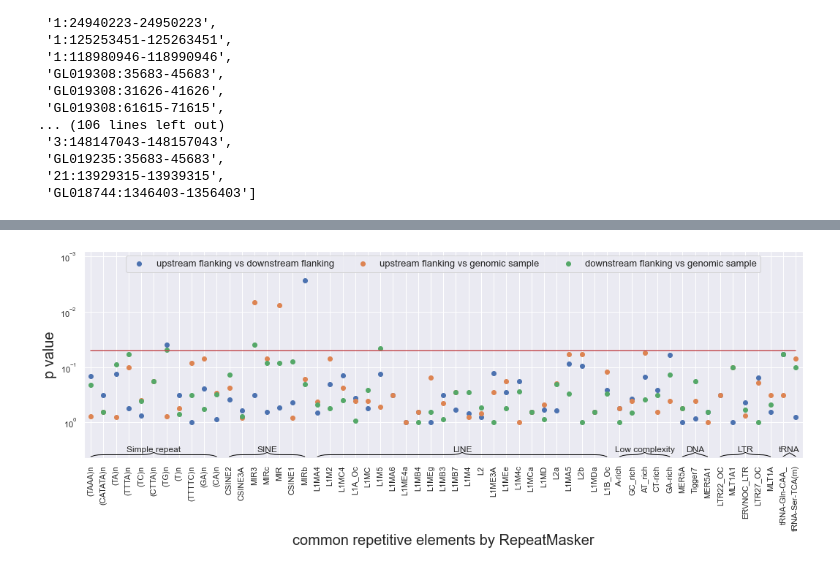
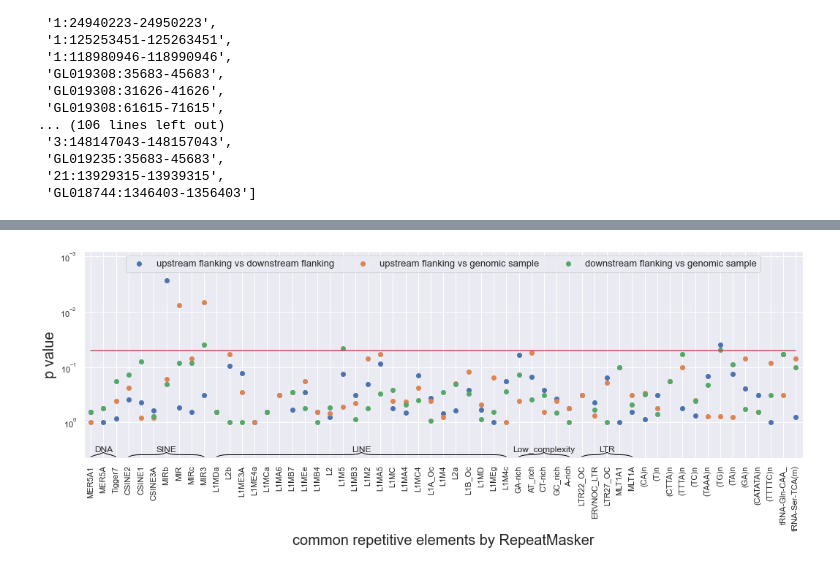
Before and after one commit to balintbiro/Oryctolagus_cuniculus_numts, a Jupyter notebook: codes/trials/repeatmasker.ipynb, the cells around one changed output, grey strips where cells are left out. Cells and saved outputs as stored; diff of their text form; code cells hidden in the pictures.

Commit message:
repeatmasker visualization

```diff
--- a/codes/trials/repeatmasker.ipynb
+++ b/codes/trials/repeatmasker.ipynb
@@ -69,7 +69,7 @@ GL019311            80506
 GL018744          2220855
 Name: g_size, Length: 152, dtype: int64
 # %%
-flank_size = 10000
+flank_size = 5000
 # %%
 #the start positions of the upstream flankings
 u_flanking_start = numt_array['g_start'].apply(lambda start : start - flank_size)
@@ -640,32 +686,32 @@ def draw_brace(ax, xspan, text):
 # %%
 #visualizing
 fig, axes = plt.subplots(1, 1, figsize = (15,6))
 up_down = axes.scatter(x = df.columns.values, y = df.loc['up_down'])
 up_sample = axes.scatter(x = df.columns.values, y = df.loc['up_sample'])
 down_sample = axes.scatter(x = df.columns.values, y = df.loc['down_sample'])
 axes.plot(df.columns.values, (len(df.columns.values) * [0.05]), 'r')
 axes.legend((up_down, up_sample, down_sample),
           ('upstream flanking vs downstream flanking', 'upstream flanking vs genomic sample',
            'downstream flanking vs genomic sample'),
            fontsize = 13,
            ncol = 3,
            loc = 'upper center')
 axes.set_ylabel('p value', fontsize = 20)
 axes.set_xlabel('common repetitive elements by RepeatMasker', fontsize = 20)
 plt.margins(x = 0.01)
 plt.xticks(rotation = 90)
 plt.yscale('log')
 plt.ylim([10**-3.1, 10**0.65])
 plt.gca().invert_yaxis()
 plt.tight_layout()
 sns.set(style = "darkgrid")
-draw_brace(axes, (0,header.index('(CA)n')-1), 'Simple repeat')
-draw_brace(axes,(header.index('(CA)n'),header.index('MIRb')-1),rep_families.index.values[1])
-draw_brace(axes,(header.index('MIRb'),header.index('L1B_Oc')-1),rep_families.index.values[2])
-draw_brace(axes,(header.index('L1B_Oc'),header.index('GA-rich')-1),'Low complexity')
-draw_brace(axes,(header.index('GA-rich'),header.index('MER5A1')-1),rep_families.index.values[4])
-draw_brace(axes,(header.index('MER5A1'),header.index('MLT1A')-1),rep_families.index.values[5])
-draw_brace(axes,(header.index('MLT1A'),header.index('tRNA-Ser-TCA(m)')-1),rep_families.index.values[6])
+draw_brace(axes, (0,header.index('Tigger7')), rep_families.index.values[0])
+draw_brace(axes,(header.index('Tigger7')+1,header.index('MIR3')),rep_families.index.values[1])
+draw_brace(axes,(header.index('L1MDa'),header.index('L1M4c')),rep_families.index.values[2])
+draw_brace(axes,(header.index('GA-rich'),header.index('A-rich')),rep_families.index.values[3])
+draw_brace(axes,(header.index('LTR22_OC'),header.index('MLT1A')),rep_families.index.values[4])
+draw_brace(axes,(header.index('CA'),header.index('MLT1A')-1),rep_families.index.values[5])
+#draw_brace(axes,(header.index('MLT1A'),header.index('tRNA-Ser-TCA(m)')-1),rep_families.index.values[6])
 #plt.savefig('../../results/repeatmasker_statistics.png', dpi = 100, quality = 95)
 # %% [output]
-[figure, old version]
+[figure, new version]
```
Also changed, not shown: parts of 16 cells of this notebook.
